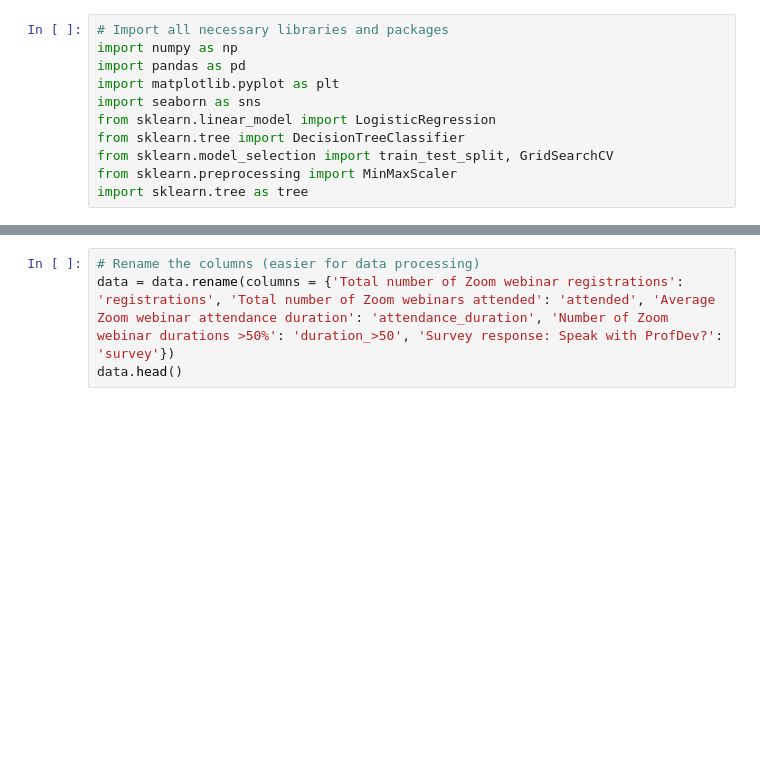
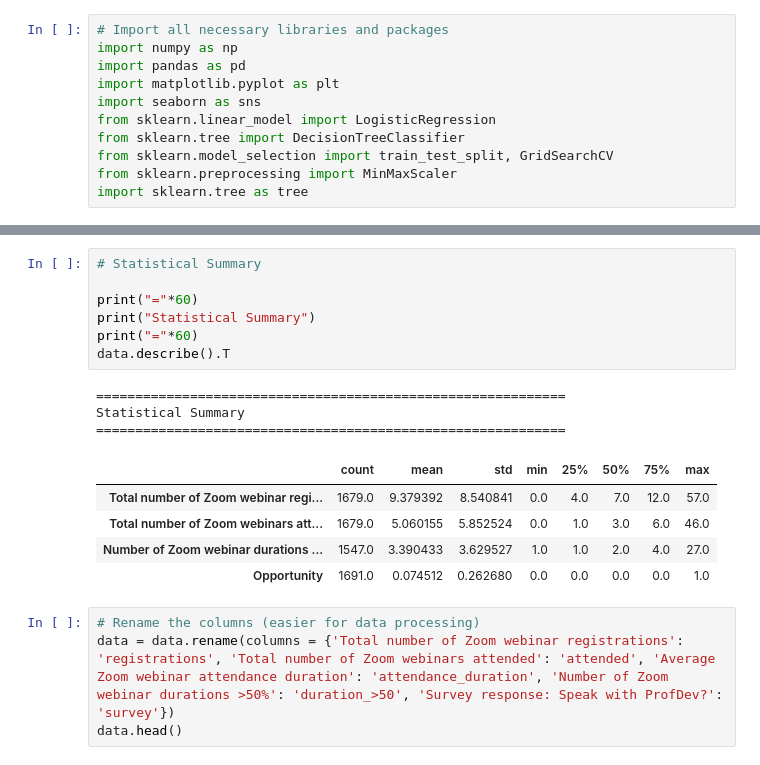
Before and after one commit to pmcelroy4/Webinar-Engagement-Prediction, a Jupyter notebook: market_analysis.ipynb, the cells around one changed output, grey strips where cells are left out. Drawn from its saved outputs; the diff is of its cells as text; blank space fills up the shorter version.

```diff
--- a/market_analysis.ipynb
+++ b/market_analysis.ipynb
@@ -40,6 +47,22 @@ Data columns (total 8 columns):
  7   Opportunity                                 1691 non-null   int64
 dtypes: float64(3), int64(1), object(4)
 memory usage: 105.8+ KB
+# %%
+# Statistical Summary
+
+print("="*60)
+print("Statistical Summary")
+print("="*60)
+data.describe().T
+# %% [output]
+============================================================
+Statistical Summary
+============================================================
+|  | count | mean | std | min | 25% | 50% | 75% | max |
+| Total number of Zoom webinar regi... | 1679.0 | 9.379392 | 8.540841 | 0.0 | 4.0 | 7.0 | 12.0 | 57.0 |
+| Total number of Zoom webinars att... | 1679.0 | 5.060155 | 5.852524 | 0.0 | 1.0 | 3.0 | 6.0 | 46.0 |
+| Number of Zoom webinar durations ... | 1547.0 | 3.390433 | 3.629527 | 1.0 | 1.0 | 2.0 | 4.0 | 27.0 |
+| Opportunity | 1691.0 | 0.074512 | 0.262680 | 0.0 | 0.0 | 0.0 | 0.0 | 1.0 |
 # %%
 # Rename the columns (easier for data processing)
 data = data.rename(columns = {'Total number of Zoom webinar registrations': 'registrations', 'Total number of Zoom webinars attended': 'attended', 'Average Zoom webinar attendance duration': 'attendance_duration', 'Number of Zoom webinar durations >50%': 'duration_>50', 'Survey response: Speak with ProfDev?': 'survey'})
```
Also changed, not shown: parts of 5 cells of this notebook.
